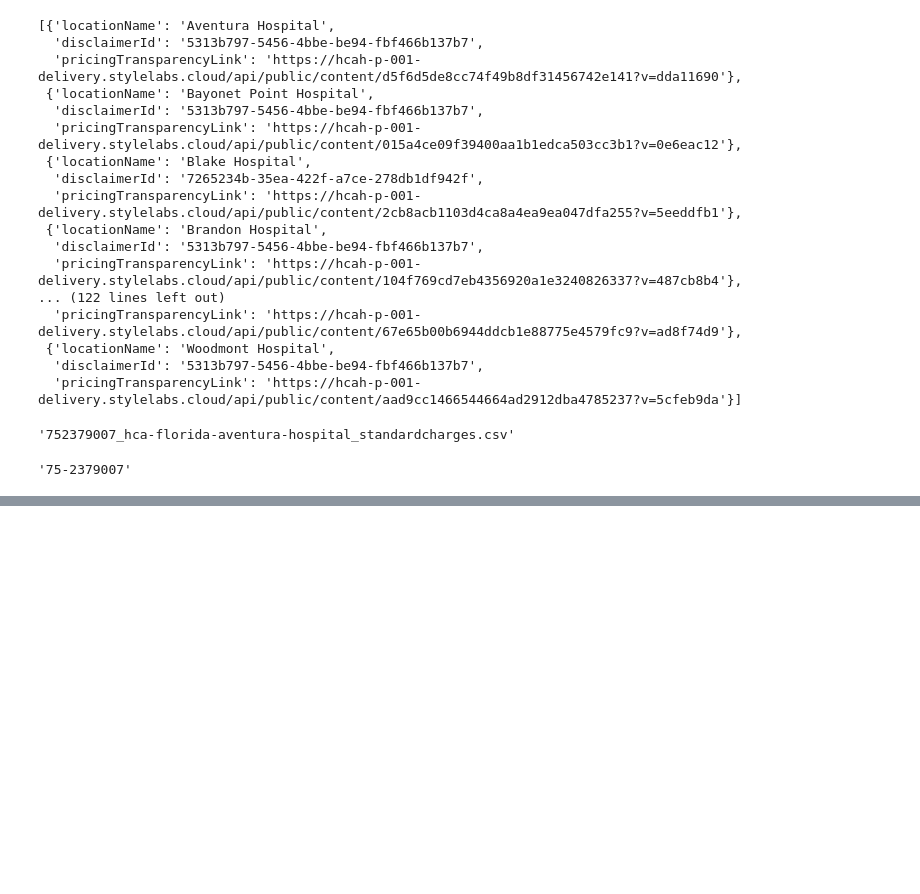
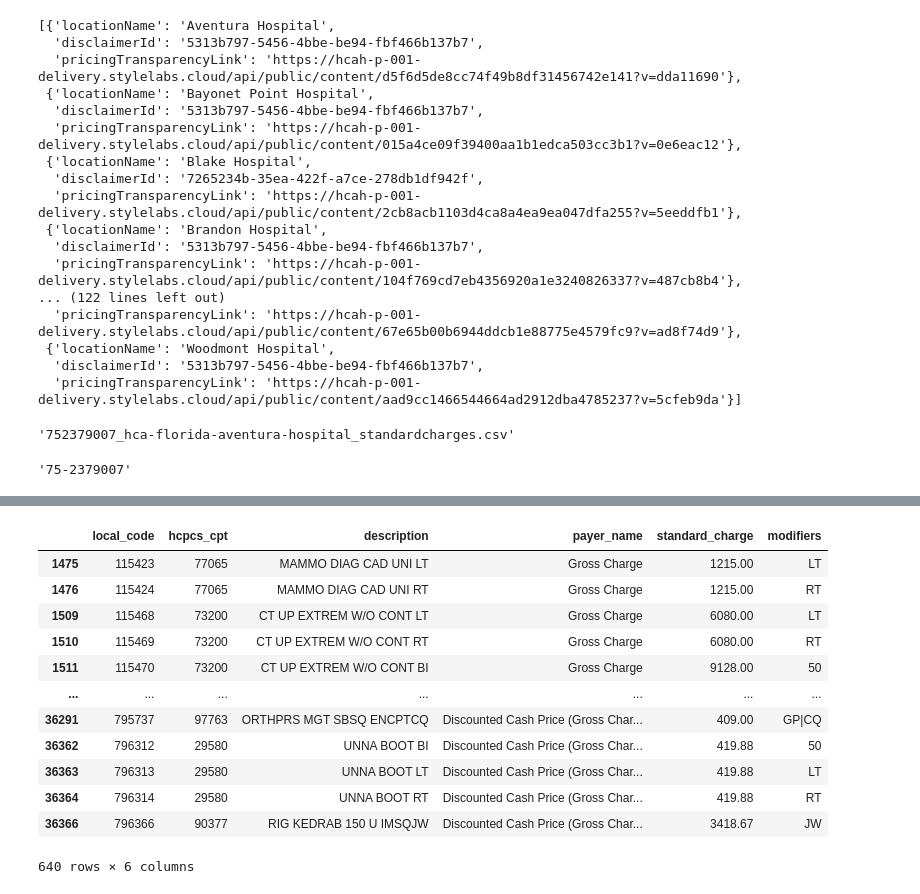
Before and after one commit to rl1987/dolthub-bounty-transparency-in-pricing, a Jupyter notebook: HCA.ipynb, the cells around one changed output, grey strips where cells are left out. Saved outputs shown, nothing was run; the diff lists cells and outputs as text; code cells hidden in the pictures; blank space fills up the shorter version.

```diff
--- a/HCA.ipynb
+++ b/HCA.ipynb
@@ -121,0 +130,3 @@ CompletedProcess(args=['wget', '--no-clobber', 'https://hcah-p-001-delivery.styl
+# %%
+df1 = pd.read_csv(StringIO(first_chunk))
+df1
@@ -121,0 +210,29 @@ CompletedProcess(args=['wget', '--no-clobber', 'https://hcah-p-001-delivery.styl
+# %%
+def split_off_modifiers(hcpcs_cpt):
+    if len(hcpcs_cpt) == 7:
+        return hcpcs_cpt[-2:]
+
+    if len(hcpcs_cpt) == 9:
+        modifiers = hcpcs_cpt[-4:]
+        modifiers = modifiers[:2] + "|" + modifiers[-2:]
+        return modifiers
+
+    return None
+
+df_mid['modifiers'] = df_mid['hcpcs_cpt'].apply(split_off_modifiers)
+df_mid['hcpcs_cpt'] = df_mid['hcpcs_cpt'].apply(lambda cpt: cpt[:5])
+df_mid[df_mid['modifiers'].notnull()]
+# %% [output]
+|  | local_code | hcpcs_cpt | description | payer_name | standard_charge | modifiers |
+| 1475 | 115423 | 77065 | MAMMO DIAG CAD UNI LT | Gross Charge | 1215.00 | LT |
+| 1476 | 115424 | 77065 | MAMMO DIAG CAD UNI RT | Gross Charge | 1215.00 | RT |
+| 1509 | 115468 | 73200 | CT UP EXTREM W/O CONT LT | Gross Charge | 6080.00 | LT |
+| 1510 | 115469 | 73200 | CT UP EXTREM W/O CONT RT | Gross Charge | 6080.00 | RT |
+| 1511 | 115470 | 73200 | CT UP EXTREM W/O CONT BI | Gross Charge | 9128.00 | 50 |
+| ... | ... | ... | ... | ... | ... | ... |
+| 36291 | 795737 | 97763 | ORTHPRS MGT SBSQ ENCPTCQ | Discounted Cash Price (Gross Char... | 409.00 | GP|CQ |
+| 36362 | 796312 | 29580 | UNNA BOOT BI | Discounted Cash Price (Gross Char... | 419.88 | 50 |
+| 36363 | 796313 | 29580 | UNNA BOOT LT | Discounted Cash Price (Gross Char... | 419.88 | LT |
+| 36364 | 796314 | 29580 | UNNA BOOT RT | Discounted Cash Price (Gross Char... | 419.88 | RT |
+| 36366 | 796366 | 90377 | RIG KEDRAB 150 U IMSQJW | Discounted Cash Price (Gross Char... | 3418.67 | JW |
+640 rows × 6 columns
```
Also changed, not shown: parts of 24 cells of this notebook.
